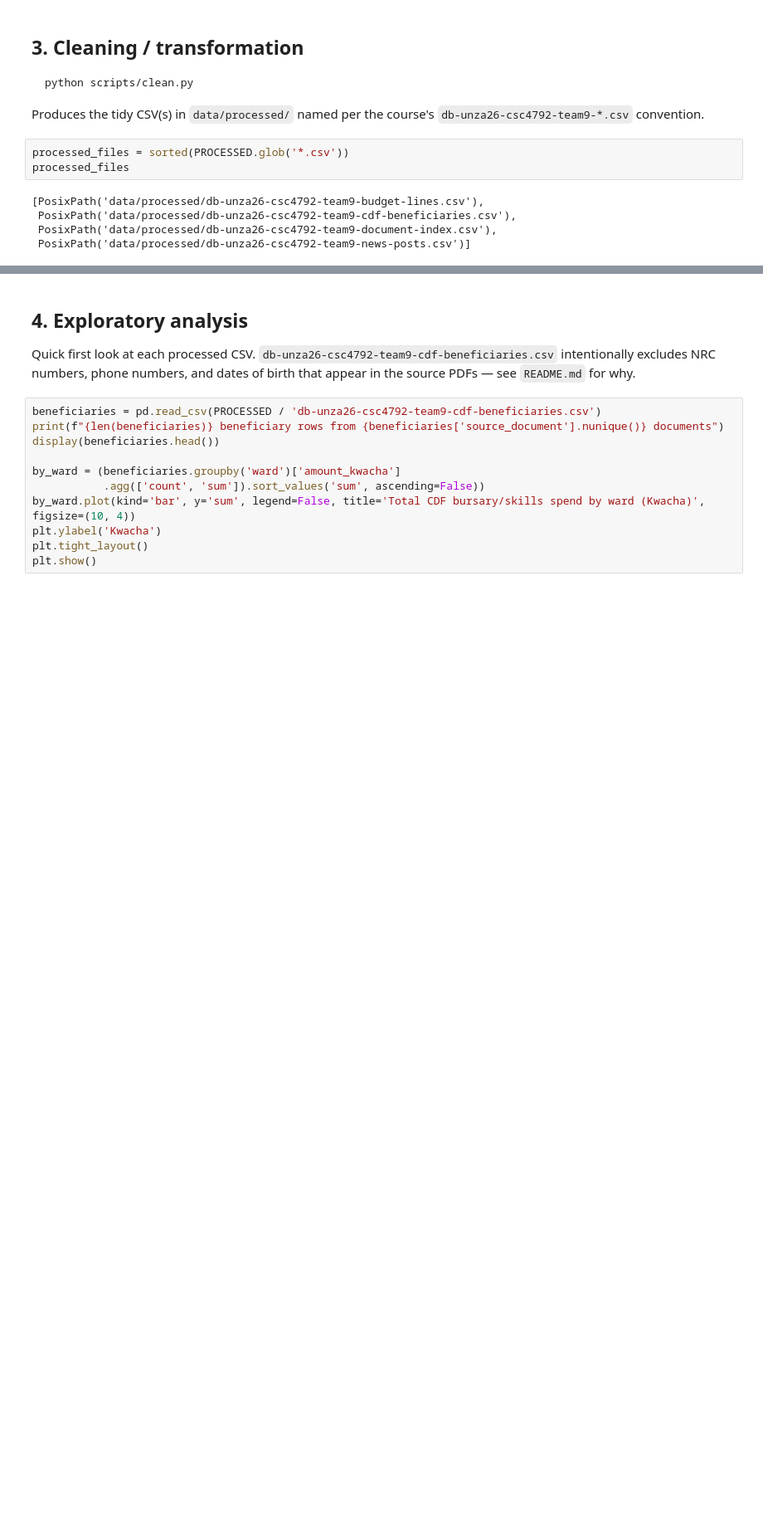
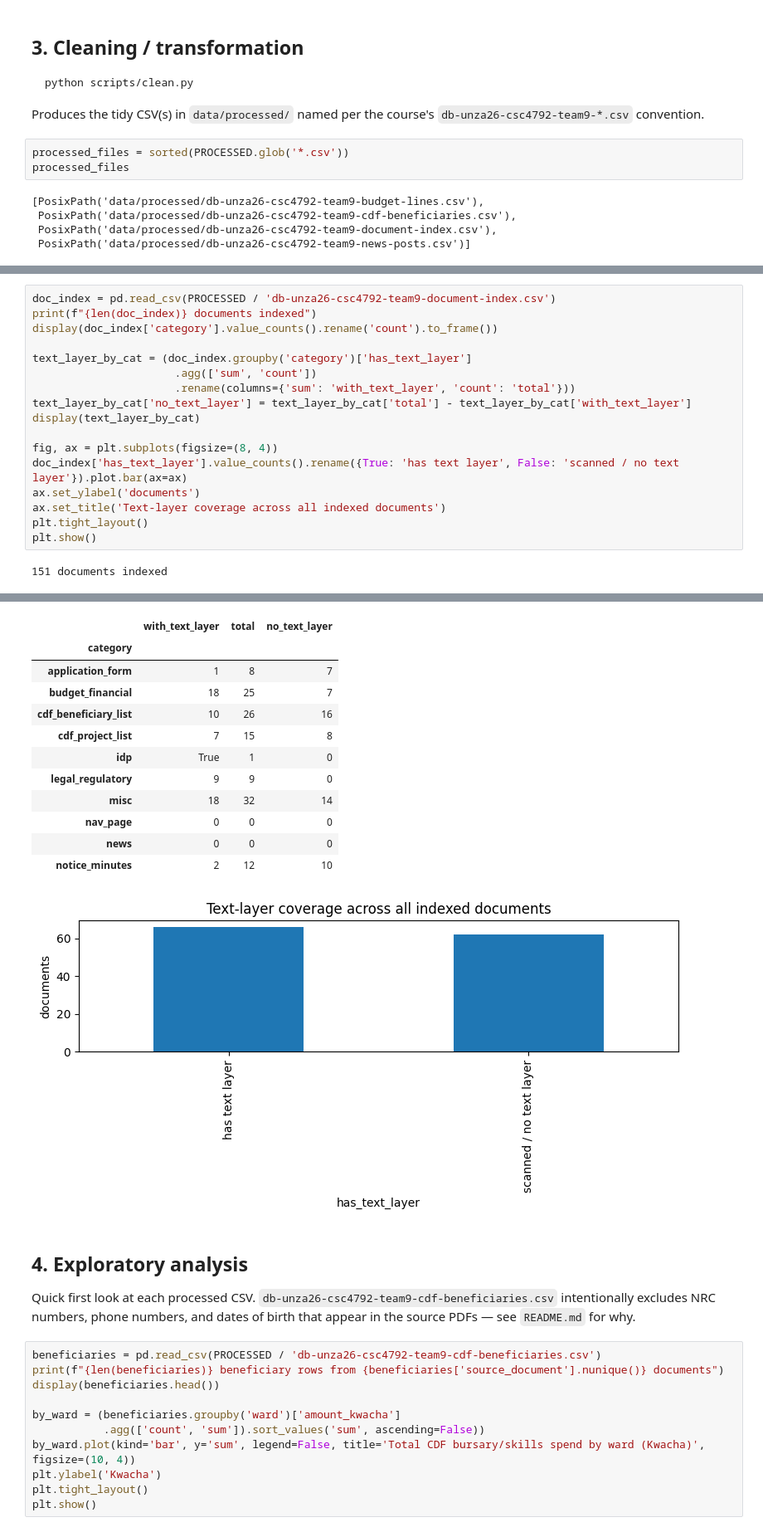
Before and after one commit to Elijahzulu/Data-Mining-Luanshya-Municipal-Council-DataSet, a Jupyter notebook: notebook.ipynb, the cells around one changed output, grey strips where cells are left out. Shown at 83% size. Cells and saved outputs as stored; diff of their text form; blank space fills up the shorter version.

```diff
--- a/notebook.ipynb
+++ b/notebook.ipynb
@@ -71,0 +77,19 @@ processed_files
+# %%
+doc_index = pd.read_csv(PROCESSED / 'db-unza26-csc4792-team9-document-index.csv')
+print(f"{len(doc_index)} documents indexed")
+display(doc_index['category'].value_counts().rename('count').to_frame())
+
+text_layer_by_cat = (doc_index.groupby('category')['has_text_layer']
+                      .agg(['sum', 'count'])
+                      .rename(columns={'sum': 'with_text_layer', 'count': 'total'}))
+text_layer_by_cat['no_text_layer'] = text_layer_by_cat['total'] - text_layer_by_cat['with_text_layer']
+display(text_layer_by_cat)
+
+fig, ax = plt.subplots(figsize=(8, 4))
+doc_index['has_text_layer'].value_counts().rename({True: 'has text layer', False: 'scanned / no text layer'}).plot.bar(ax=ax)
+ax.set_ylabel('documents')
+ax.set_title('Text-layer coverage across all indexed documents')
+plt.tight_layout()
+plt.show()
+# %% [output]
+151 documents indexed
@@ -72,3 +108,16 @@ processed_files
+|  | with_text_layer | total | no_text_layer |
+| category |  |  |  |
+| application_form | 1 | 8 | 7 |
+| budget_financial | 18 | 25 | 7 |
+| cdf_beneficiary_list | 10 | 26 | 16 |
+| cdf_project_list | 7 | 15 | 8 |
+| idp | True | 1 | 0 |
+| legal_regulatory | 9 | 9 | 0 |
+| misc | 18 | 32 | 14 |
+| nav_page | 0 | 0 | 0 |
+| news | 0 | 0 | 0 |
+| notice_minutes | 2 | 12 | 10 |
+[figure, added]
 # %% [markdown]
 ## 4. Exploratory analysis
 
```
Also changed, not shown: parts of 5 cells of this notebook.
